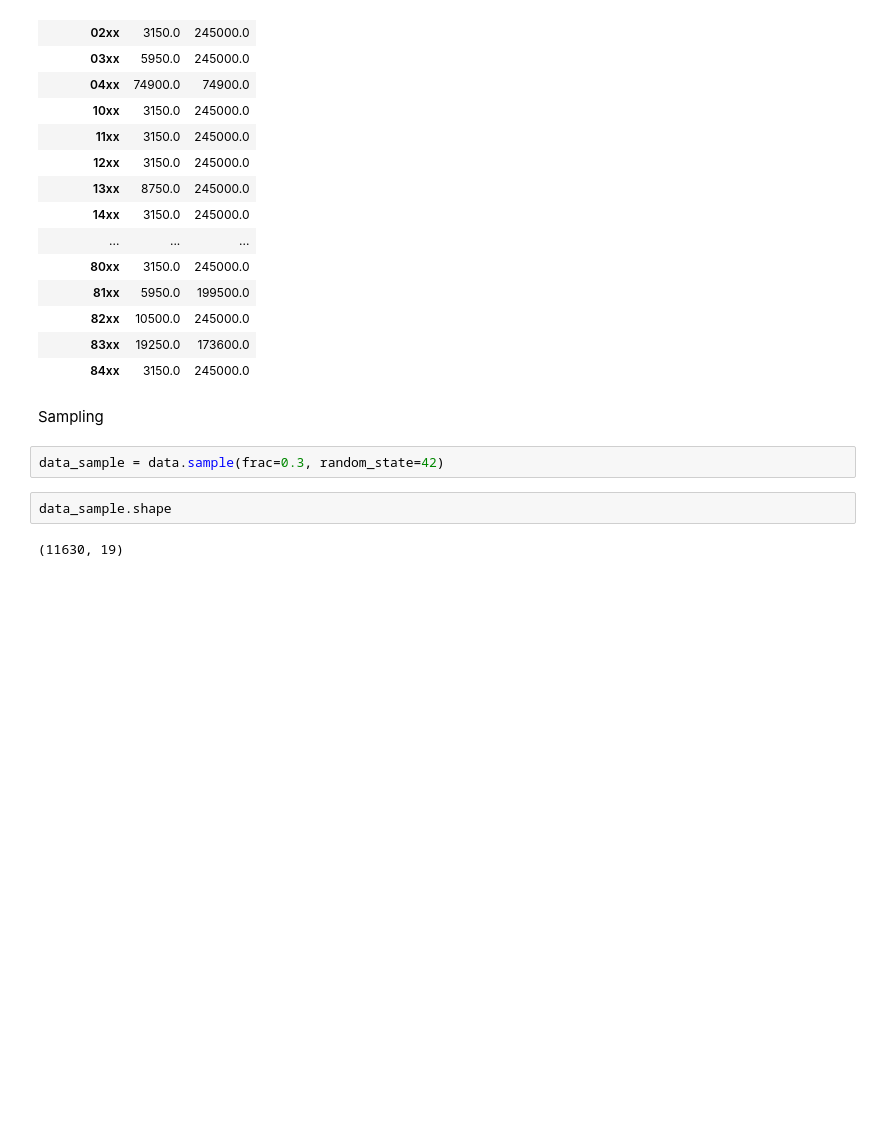
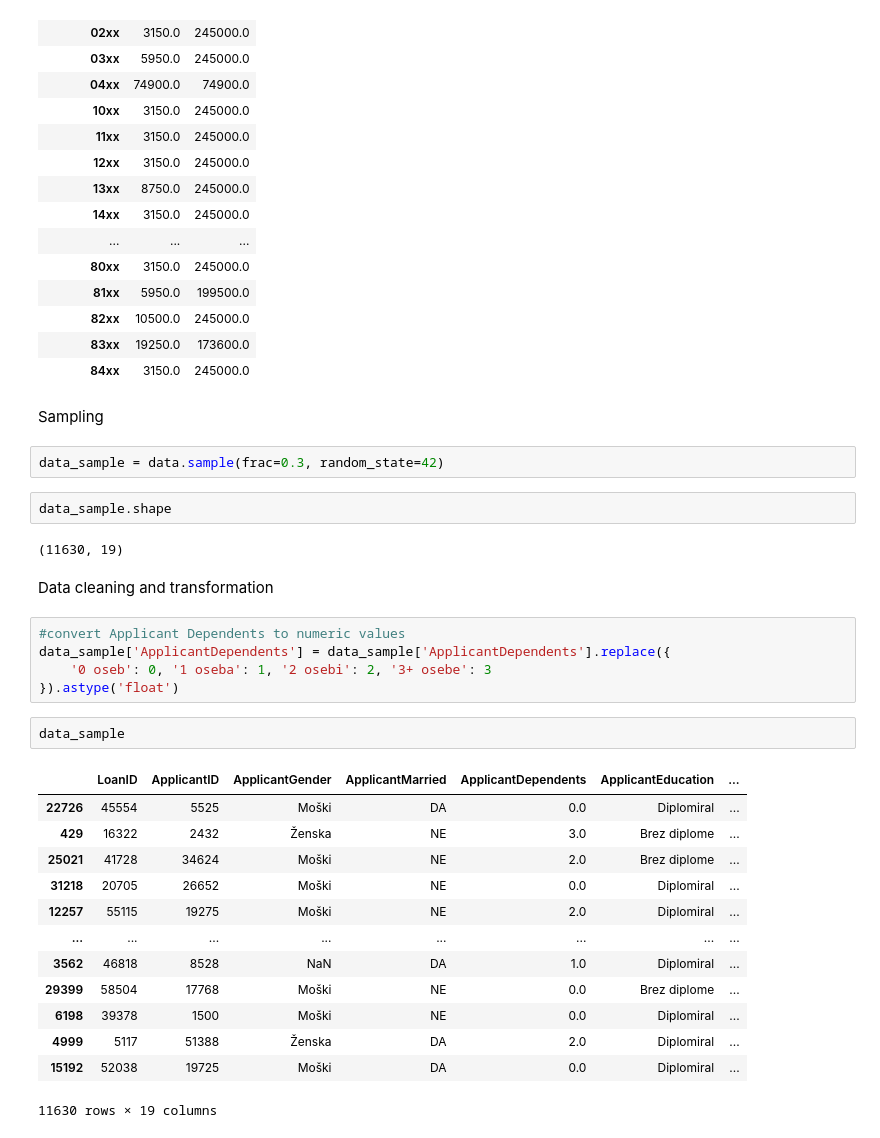
Before and after one commit to kaltrinabaliu/PergatitjaDheVizualizimiiTeDhenave, a Jupyter notebook: BankingDatasetForLoan.ipynb, the cells around one changed output. Drawn from its saved outputs; the diff is of its cells as text; blank space fills up the shorter version.

Commit message:
transformation

```diff
--- a/BankingDatasetForLoan.ipynb
+++ b/BankingDatasetForLoan.ipynb
@@ -347,3 +347,26 @@ data_sample = data.sample(frac=0.3, random_state=42)
 data_sample.shape
 # %% [output]
 (11630, 19)
+# %% [markdown]
+Data cleaning and transformation
+# %%
+#convert Applicant Dependents to numeric values
+data_sample['ApplicantDependents'] = data_sample['ApplicantDependents'].replace({
+    '0 oseb': 0, '1 oseba': 1, '2 osebi': 2, '3+ osebe': 3
+}).astype('float')
+# %%
+data_sample
+# %% [output]
+|  | LoanID | ApplicantID | ApplicantGender | ApplicantMarried | ApplicantDependents | ApplicantEducation | ... |
+| 22726 | 45554 | 5525 | Moški | DA | 0.0 | Diplomiral | ... |
+| 429 | 16322 | 2432 | Ženska | NE | 3.0 | Brez diplome | ... |
+| 25021 | 41728 | 34624 | Moški | NE | 2.0 | Brez diplome | ... |
+| 31218 | 20705 | 26652 | Moški | NE | 0.0 | Diplomiral | ... |
+| 12257 | 55115 | 19275 | Moški | NE | 2.0 | Diplomiral | ... |
+| ... | ... | ... | ... | ... | ... | ... | ... |
+| 3562 | 46818 | 8528 | NaN | DA | 1.0 | Diplomiral | ... |
+| 29399 | 58504 | 17768 | Moški | NE | 0.0 | Brez diplome | ... |
+| 6198 | 39378 | 1500 | Moški | NE | 0.0 | Diplomiral | ... |
+| 4999 | 5117 | 51388 | Ženska | DA | 2.0 | Diplomiral | ... |
+| 15192 | 52038 | 19725 | Moški | DA | 0.0 | Diplomiral | ... |
+11630 rows × 19 columns
```
Also changed, not shown: parts of 3 cells of this notebook.
